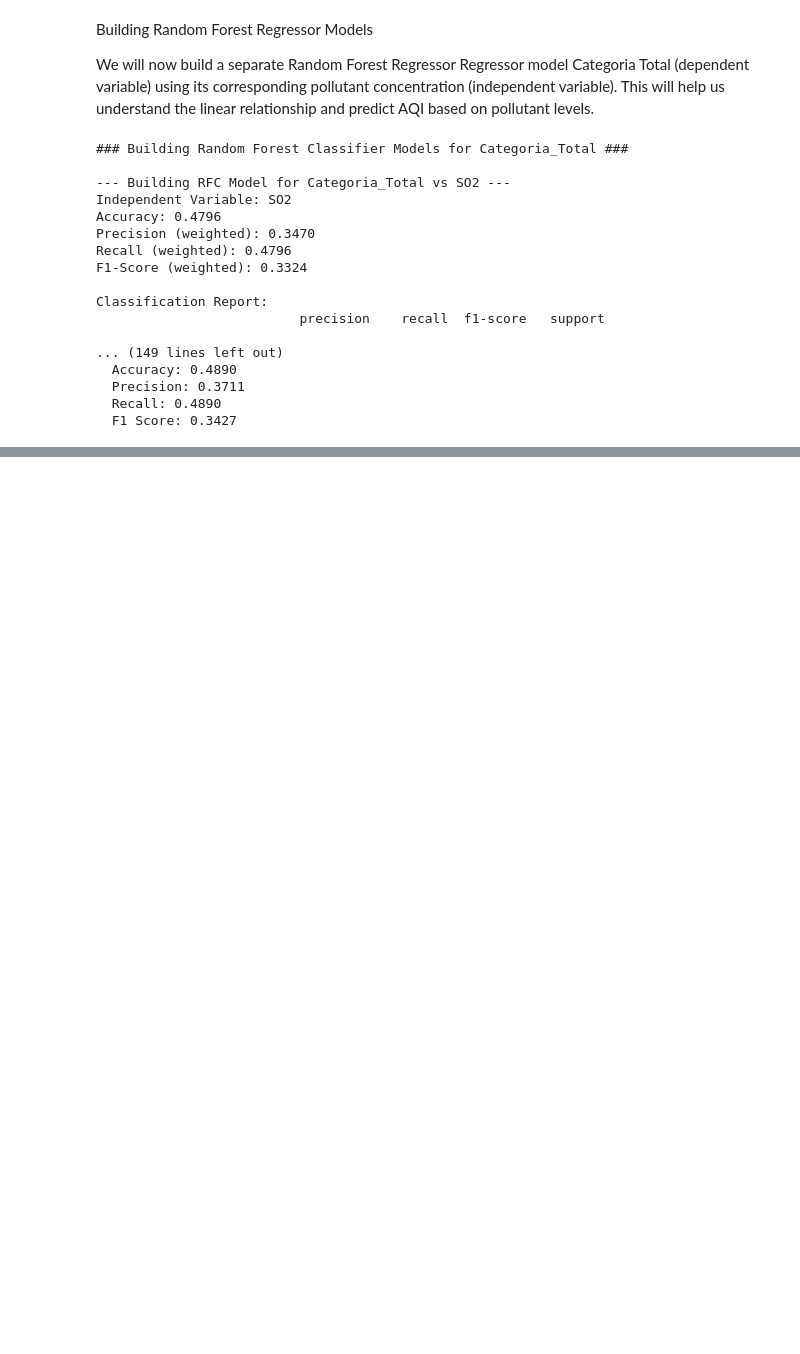
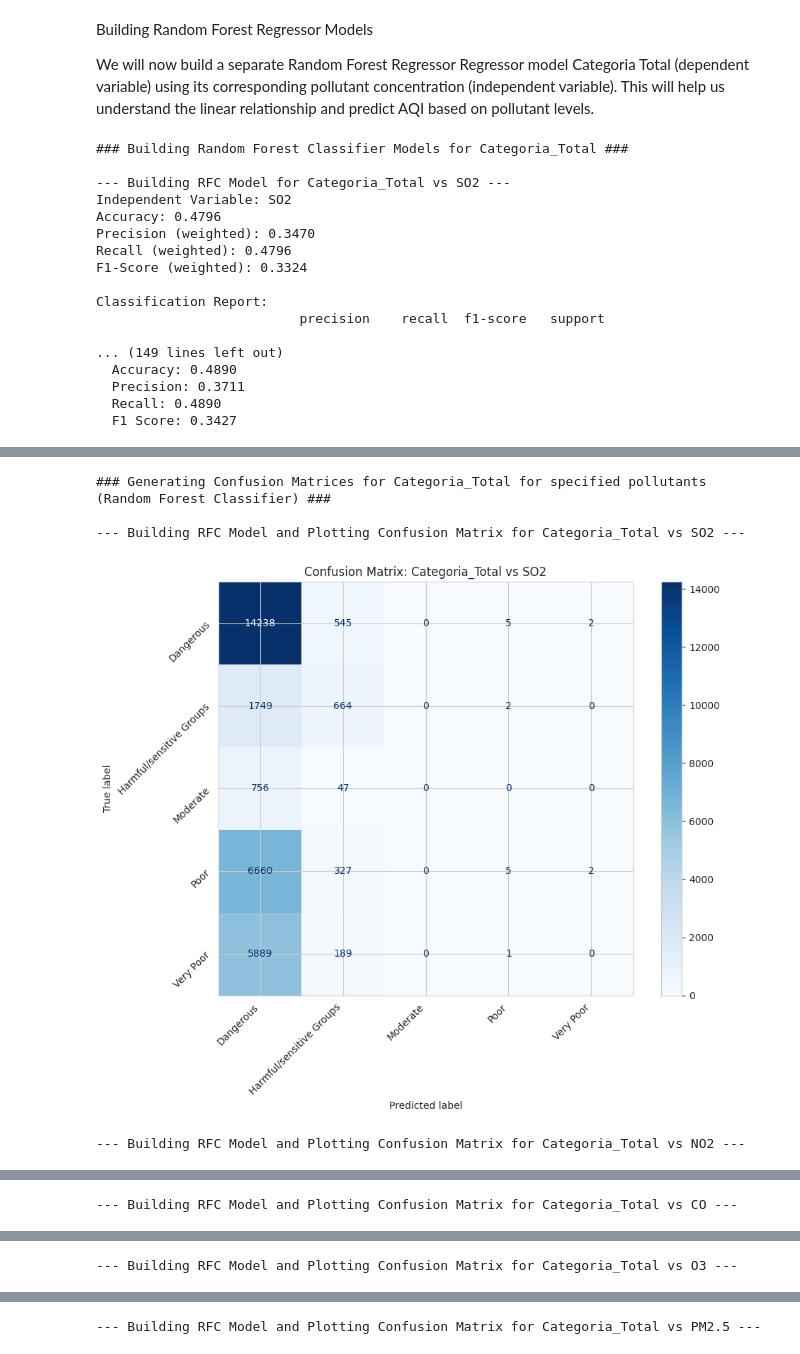
Before and after one commit to flatlalejo1982/Phase-4-Project-Execution, a Jupyter notebook: Phase_4.ipynb, the cells around one changed output, grey strips where cells are left out. Saved outputs shown, nothing was run; the diff lists cells and outputs as text; code cells hidden in the pictures; blank space fills up the shorter version.

```diff
--- a/Phase_4.ipynb
+++ b/Phase_4.ipynb
@@ -1354,0 +1405,74 @@ Classification Report:
+# %%
+from sklearn.ensemble import RandomForestClassifier
+from sklearn.model_selection import train_test_split
+from sklearn.metrics import confusion_matrix, ConfusionMatrixDisplay
+import matplotlib.pyplot as plt
+import seaborn as sns
+import numpy as np
+
+sns.set_style("whitegrid")
+
+# 1. Define a list of the independent pollutant variables
+independent_vars = ['SO2', 'NO2', 'CO', 'O3', 'PM2.5'] # PM10 is excluded as per the prompt
+
+# 2. Set the dependent variable
+dependent_category_var_target = 'Categoria_Total'
+
+print(f"### Generating Confusion Matrices for {dependent_category_var_target} for specified pollutants (Random Forest Classifier) ###")
+
+# 3. Iterate through each pollutant in the independent_vars list
+for indep_var in independent_vars:
+    print(f"\n--- Building RFC Model and Plotting Confusion Matrix for {dependent_category_var_target} vs {indep_var} ---")
+
+    # 4a. Create a temporary DataFrame temp_df
+    temp_df = data[[indep_var, dependent_category_var_target]].dropna()
+
+    if temp_df.empty:
+        print(f"No data available for {dependent_category_var_target} and {indep_var} after dropping NaNs. Skipping.")
+        continue
+
+    # 4b. Define X and y
+    X = temp_df[[indep_var]]
+    y = temp_df[dependent_category_var_target]
+
+    # Check if there's only one class in the data
+    if len(y.unique()) < 2:
+        print(f"Skipping model for {dependent_category_var_target} with {indep_var}: Only one class present in the data. Cannot train a classifier.")
+        continue
+
+    # 4c. Split X and y into training and testing sets
+    X_train, X_test, y_train, y_test = train_test_split(X, y, test_size=0.2, random_state=42)
+
+    # 4d. Initialize and train the RandomForestClassifier
+    rfc_model = RandomForestClassifier(random_state=42)
+    rfc_model.fit(X_train, y_train)
+
+    # 4e. Make predictions
+    y_pred = rfc_model.predict(X_test)
+
+    # 4f. Compute the confusion matrix
+    cm = confusion_matrix(y_test, y_pred, labels=rfc_model.classes_)
+
+    # 4g. Create a figure and axes for the plot
+    fig, ax = plt.subplots(figsize=(10, 8))
+
+    # 4h. Use ConfusionMatrixDisplay to plot the confusion matrix
+    display_cm = ConfusionMatrixDisplay(confusion_matrix=cm, display_labels=rfc_model.classes_)
+    display_cm.plot(cmap=plt.cm.Blues, ax=ax)
+
+    # 4i. Add a title to the plot
+    plt.title(f'Confusion Matrix: {dependent_category_var_target} vs {indep_var}')
+
+    # 4j. Rotate the x-axis and y-axis tick labels
+    plt.xticks(rotation=45, ha='right')
+    plt.yticks(rotation=45)
+
+    # 4k. Ensure the layout is tight and display the plot
+    plt.tight_layout()
+    plt.show()
+# %% [output]
+### Generating Confusion Matrices for Categoria_Total for specified pollutants (Random Forest Classifier) ###
+
+--- Building RFC Model and Plotting Confusion Matrix for Categoria_Total vs SO2 ---
+[figure, added]
+--- Building RFC Model and Plotting Confusion Matrix for Categoria_Total vs NO2 ---
@@ -1354,0 +1480 @@ Classification Report:
+--- Building RFC Model and Plotting Confusion Matrix for Categoria_Total vs CO ---
@@ -1354,0 +1482 @@ Classification Report:
+--- Building RFC Model and Plotting Confusion Matrix for Categoria_Total vs O3 ---
@@ -1354,0 +1484 @@ Classification Report:
+--- Building RFC Model and Plotting Confusion Matrix for Categoria_Total vs PM2.5 ---
```
Also changed, not shown: parts of 4 cells of this notebook.
